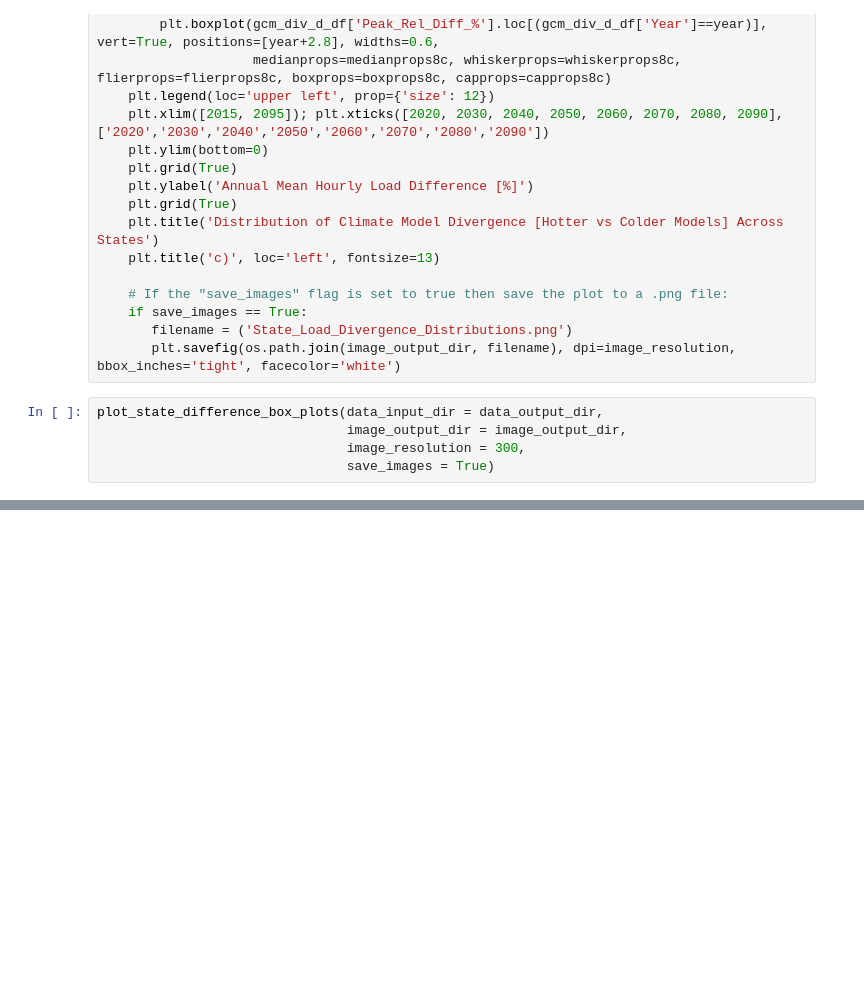
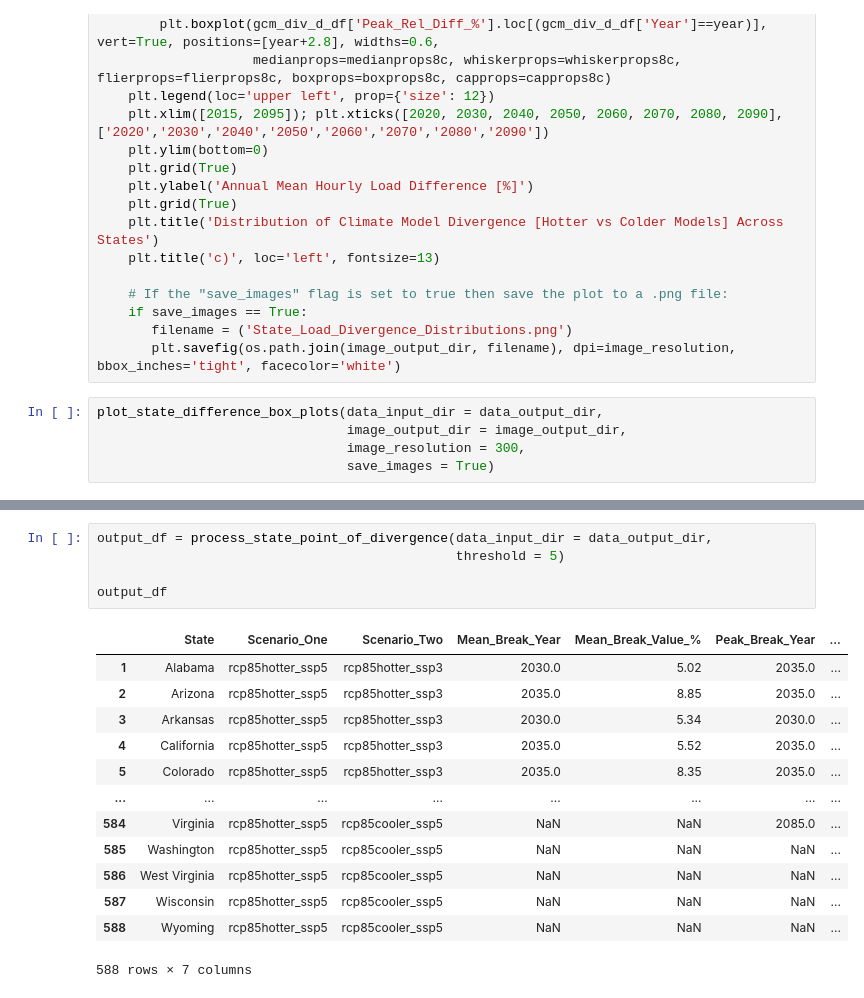
Before and after one commit to IMMM-SFA/burleyson-etal_2024_applied_energy, a Jupyter notebook: notebooks/state_divergence_analysis.ipynb, the cells around one changed output, grey strips where cells are left out. Cells and saved outputs as stored; diff of their text form; blank space fills up the shorter version.

```diff
--- a/notebooks/state_divergence_analysis.ipynb
+++ b/notebooks/state_divergence_analysis.ipynb
@@ -414,0 +491,19 @@ plot_state_difference_box_plots(data_input_dir = data_output_dir,
+# %%
+output_df = process_state_point_of_divergence(data_input_dir = data_output_dir,
+                                              threshold = 5)
+
+output_df
+# %% [output]
+|  | State | Scenario_One | Scenario_Two | Mean_Break_Year | Mean_Break_Value_% | Peak_Break_Year | ... |
+| 1 | Alabama | rcp85hotter_ssp5 | rcp85hotter_ssp3 | 2030.0 | 5.02 | 2035.0 | ... |
+| 2 | Arizona | rcp85hotter_ssp5 | rcp85hotter_ssp3 | 2035.0 | 8.85 | 2035.0 | ... |
+| 3 | Arkansas | rcp85hotter_ssp5 | rcp85hotter_ssp3 | 2030.0 | 5.34 | 2030.0 | ... |
+| 4 | California | rcp85hotter_ssp5 | rcp85hotter_ssp3 | 2035.0 | 5.52 | 2035.0 | ... |
+| 5 | Colorado | rcp85hotter_ssp5 | rcp85hotter_ssp3 | 2035.0 | 8.35 | 2035.0 | ... |
+| ... | ... | ... | ... | ... | ... | ... | ... |
+| 584 | Virginia | rcp85hotter_ssp5 | rcp85cooler_ssp5 | NaN | NaN | 2085.0 | ... |
+| 585 | Washington | rcp85hotter_ssp5 | rcp85cooler_ssp5 | NaN | NaN | NaN | ... |
+| 586 | West Virginia | rcp85hotter_ssp5 | rcp85cooler_ssp5 | NaN | NaN | NaN | ... |
+| 587 | Wisconsin | rcp85hotter_ssp5 | rcp85cooler_ssp5 | NaN | NaN | NaN | ... |
+| 588 | Wyoming | rcp85hotter_ssp5 | rcp85cooler_ssp5 | NaN | NaN | NaN | ... |
+588 rows × 7 columns
```
Also changed, not shown: parts of 4 cells of this notebook, 1 other file.
